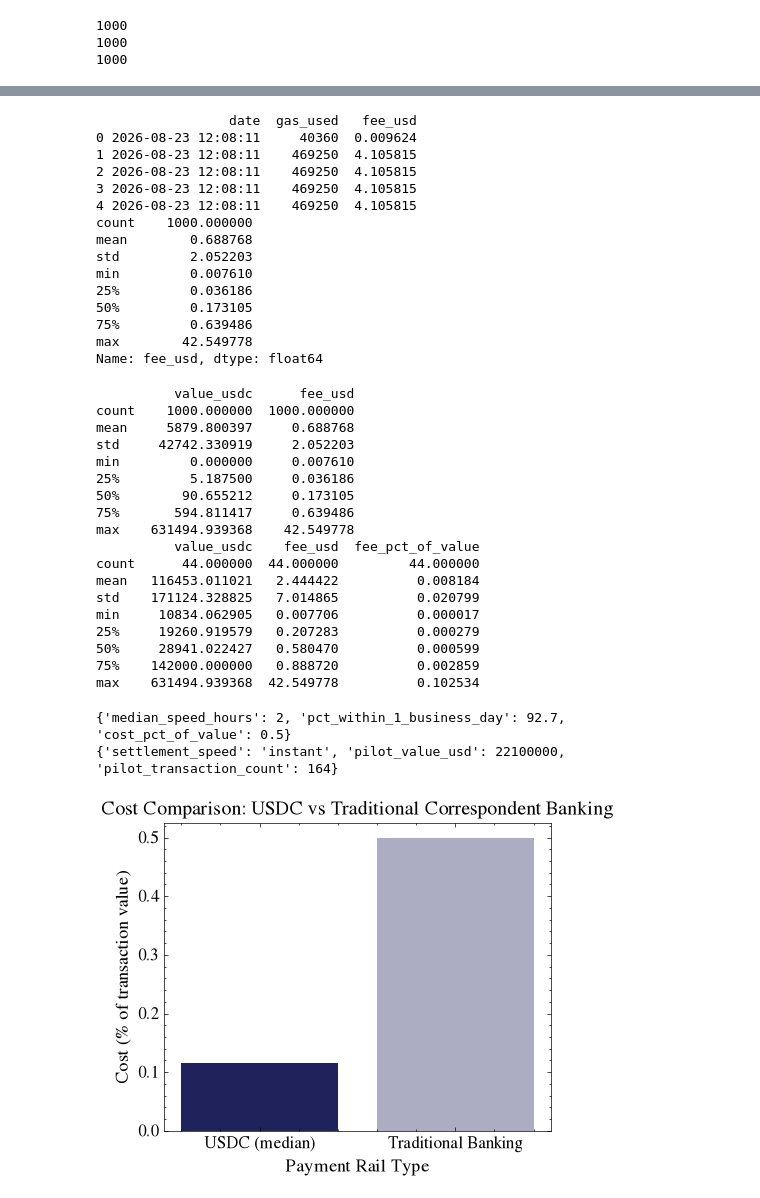
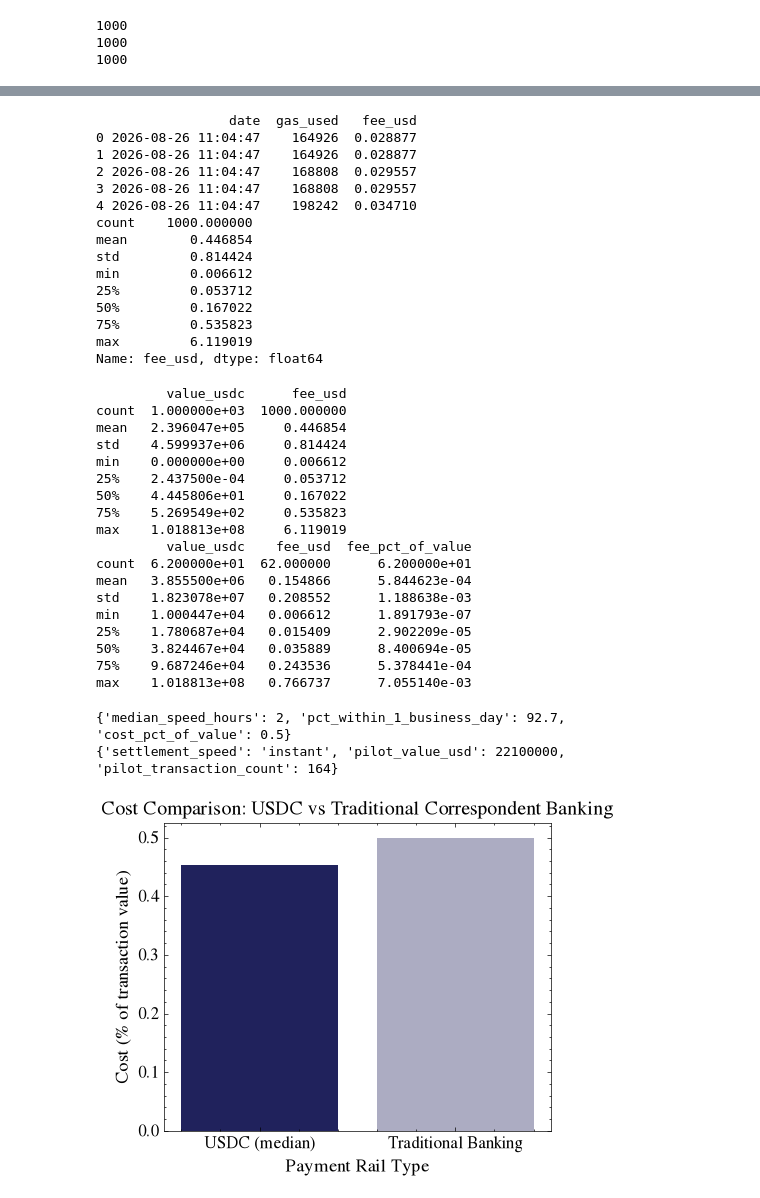
Before and after one commit to alexander-jhughes/dollar-tokenisation-analysis, a Jupyter notebook: transaction_costs.ipynb, the cells around one changed output, grey strips where cells are left out. Cells and saved outputs as stored; diff of their text form; code cells hidden in the pictures.

```diff
--- a/transaction_costs.ipynb
+++ b/transaction_costs.ipynb
@@ -65,0 +61,3 @@ print(len(set(senders)))
+# %%
+print(len(eth_data['result']))
+tx_list = eth_data['result']
@@ -136,19 +136,19 @@ print(df[['date', 'gas_used', 'fee_usd']].head())
 print(df['fee_usd'].describe())
 # %% [output]
                  date  gas_used   fee_usd
-0 2026-08-23 12:08:11     40360  0.009624
-1 2026-08-23 12:08:11    469250  4.105815
-2 2026-08-23 12:08:11    469250  4.105815
-3 2026-08-23 12:08:11    469250  4.105815
-4 2026-08-23 12:08:11    469250  4.105815
+0 2026-08-26 11:04:47    164926  0.028877
+1 2026-08-26 11:04:47    164926  0.028877
+2 2026-08-26 11:04:47    168808  0.029557
+3 2026-08-26 11:04:47    168808  0.029557
+4 2026-08-26 11:04:47    198242  0.034710
 count    1000.000000
-mean        0.688768
-std         2.052203
-min         0.007610
-25%         0.036186
-50%         0.173105
-75%         0.639486
-max        42.549778
+mean        0.446854
+std         0.814424
+min         0.006612
+25%         0.053712
+50%         0.167022
+75%         0.535823
+max         6.119019
 Name: fee_usd, dtype: float64
 # %%
 values = []
@@ -161,24 +161,24 @@ df['fee_pct_of_value'] = (df['fee_usd'] / df['value_usdc']) * 100
 large_txns = df[df['value_usdc'] > 10000]
 print(large_txns[['value_usdc', 'fee_usd', 'fee_pct_of_value']].describe())
 # %% [output]
-          value_usdc      fee_usd
-count    1000.000000  1000.000000
-mean     5879.800397     0.688768
-std     42742.330919     2.052203
-min         0.000000     0.007610
-25%         5.187500     0.036186
-50%        90.655212     0.173105
-75%       594.811417     0.639486
-max    631494.939368    42.549778
-          value_usdc    fee_usd  fee_pct_of_value
-count      44.000000  44.000000         44.000000
-mean   116453.011021   2.444422          0.008184
-std    171124.328825   7.014865          0.020799
-min     10834.062905   0.007706          0.000017
-25%     19260.919579   0.207283          0.000279
-50%     28941.022427   0.580470          0.000599
-75%    142000.000000   0.888720          0.002859
-max    631494.939368  42.549778          0.102534
+         value_usdc      fee_usd
+count  1.000000e+03  1000.000000
+mean   2.396047e+05     0.446854
+std    4.599937e+06     0.814424
+min    0.000000e+00     0.006612
+25%    2.437500e-04     0.053712
+50%    4.445806e+01     0.167022
+75%    5.269549e+02     0.535823
+max    1.018813e+08     6.119019
+         value_usdc    fee_usd  fee_pct_of_value
+count  6.200000e+01  62.000000      6.200000e+01
+mean   3.855500e+06   0.154866      5.844623e-04
+std    1.823078e+07   0.208552      1.188638e-03
+min    1.000447e+04   0.006612      1.891793e-07
+25%    1.780687e+04   0.015409      2.902209e-05
+50%    3.824467e+04   0.035889      8.400694e-05
+75%    9.687246e+04   0.243536      5.378441e-04
+max    1.018813e+08   0.766737      7.055140e-03
 # %%
 traditional_banking = {
     'median_speed_hours' : 2,
@@ -201,23 +201,25 @@ print(mbridge)
 import scienceplots
 plt.style.use(['science', 'no-latex'])
 # %%
+usdc_median_fee_pct = df['fee_pct_of_value'].median()
+
 cost_labels = ['USDC (median)', 'Traditional Banking']
-cost_values = [0.116, 0.5]
+cost_values = [usdc_median_fee_pct, 0.5]
 
 plt.rcParams['font.size'] = 12
 plt.rcParams['axes.titlesize'] = 14
 plt.rcParams['axes.labelsize'] = 13
 
 colors = ['#20225C', '#ACACC2']
 
 plt.figure(figsize=(5, 4))
 plt.bar(cost_labels, cost_values, color=colors)
 plt.ylabel('Cost (% of transaction value)')
 plt.xlabel('Payment Rail Type')
 plt.title('Cost Comparison: USDC vs Traditional Correspondent Banking')
 plt.show()
 # %% [output]
-[figure, old version]
+[figure, new version]
 # %%
 traditional_minutes = traditional_banking['median_speed_hours'] * 60
 usdc_seconds = 12
```
Also changed, not shown: parts of 15 cells of this notebook, 24 other files.
